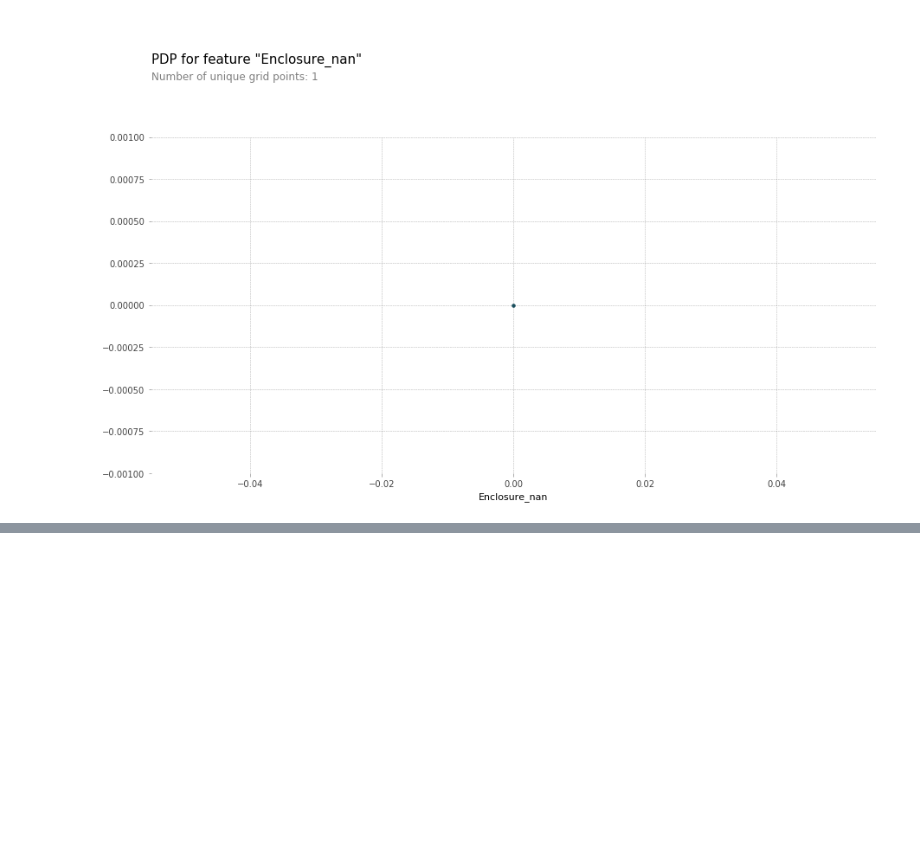
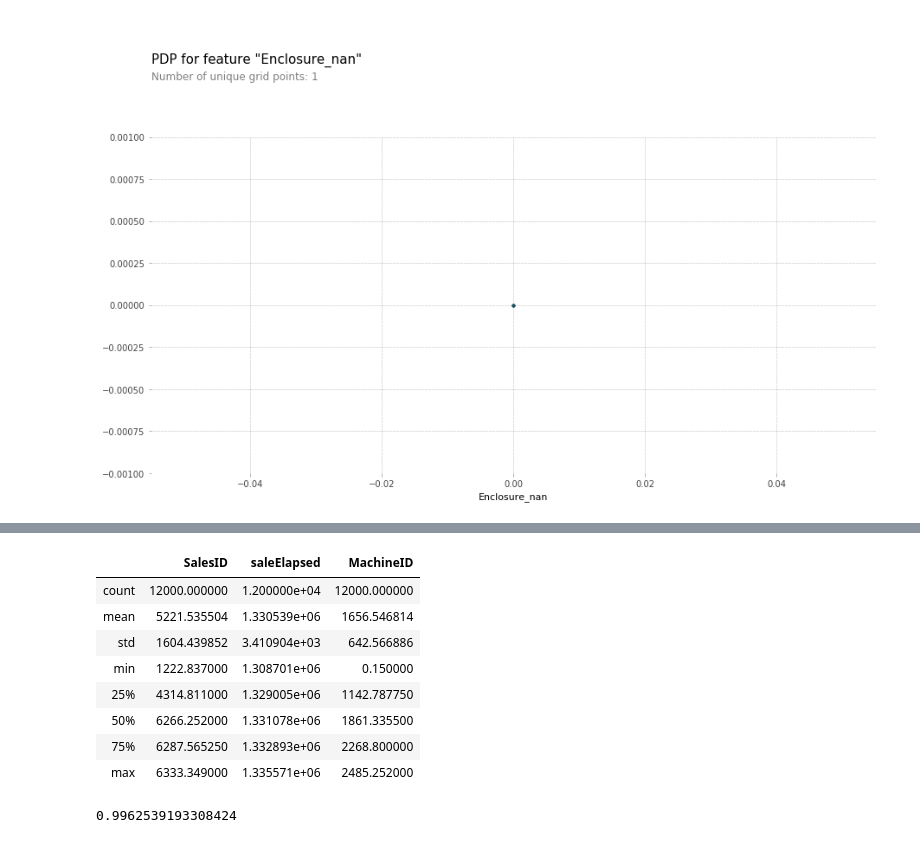
Before and after one commit to Lalit-Yadav-E1483/ML-Practice, a Jupyter notebook: Blue Book/blue_book.ipynb, the cells around one changed output, grey strips where cells are left out. Saved outputs shown, nothing was run; the diff lists cells and outputs as text; code cells hidden in the pictures; blank space fills up the shorter version.

```diff
--- a/Blue Book/blue_book.ipynb
+++ b/Blue Book/blue_book.ipynb
@@ -754,0 +822,12 @@ plot_fi(rf_feature_imp(m, df_keep));
+# %%
+(X_valid[feats]/1000).describe()
+# %% [output]
+|  | SalesID | saleElapsed | MachineID |
+| count | 12000.000000 | 1.200000e+04 | 12000.000000 |
+| mean | 5221.535504 | 1.330539e+06 | 1656.546814 |
+| std | 1604.439852 | 3.410904e+03 | 642.566886 |
+| min | 1222.837000 | 1.308701e+06 | 0.150000 |
+| 25% | 4314.811000 | 1.329005e+06 | 1142.787750 |
+| 50% | 6266.252000 | 1.331078e+06 | 1861.335500 |
+| 75% | 6287.565250 | 1.332893e+06 | 2268.800000 |
+| max | 6333.349000 | 1.335571e+06 | 2485.252000 |
@@ -754,0 +836,6 @@ plot_fi(rf_feature_imp(m, df_keep));
+# %%
+m = RandomForestClassifier(n_estimators=40, min_samples_leaf=3, max_features=0.5, n_jobs=-1, oob_score=True)
+m.fit(x, y);
+m.oob_score_
+# %% [output]
+0.9962539193308424
```
Also changed, not shown: parts of 73 cells of this notebook.
